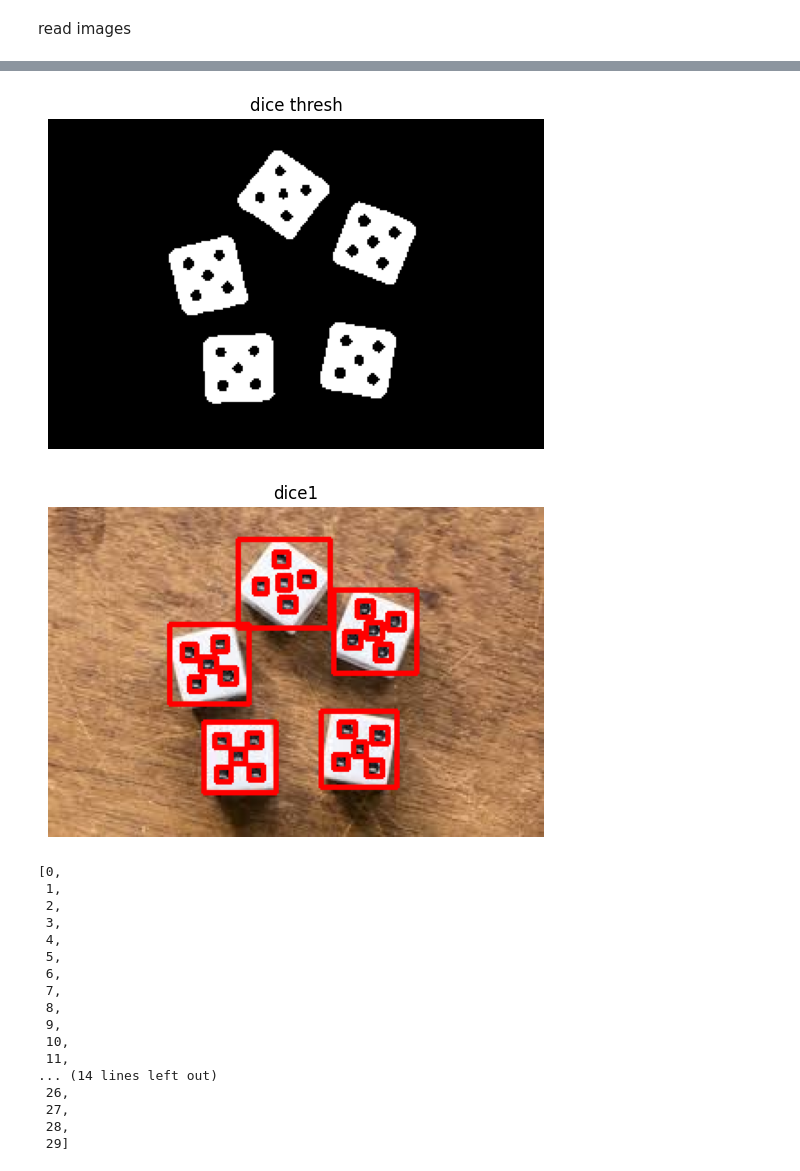
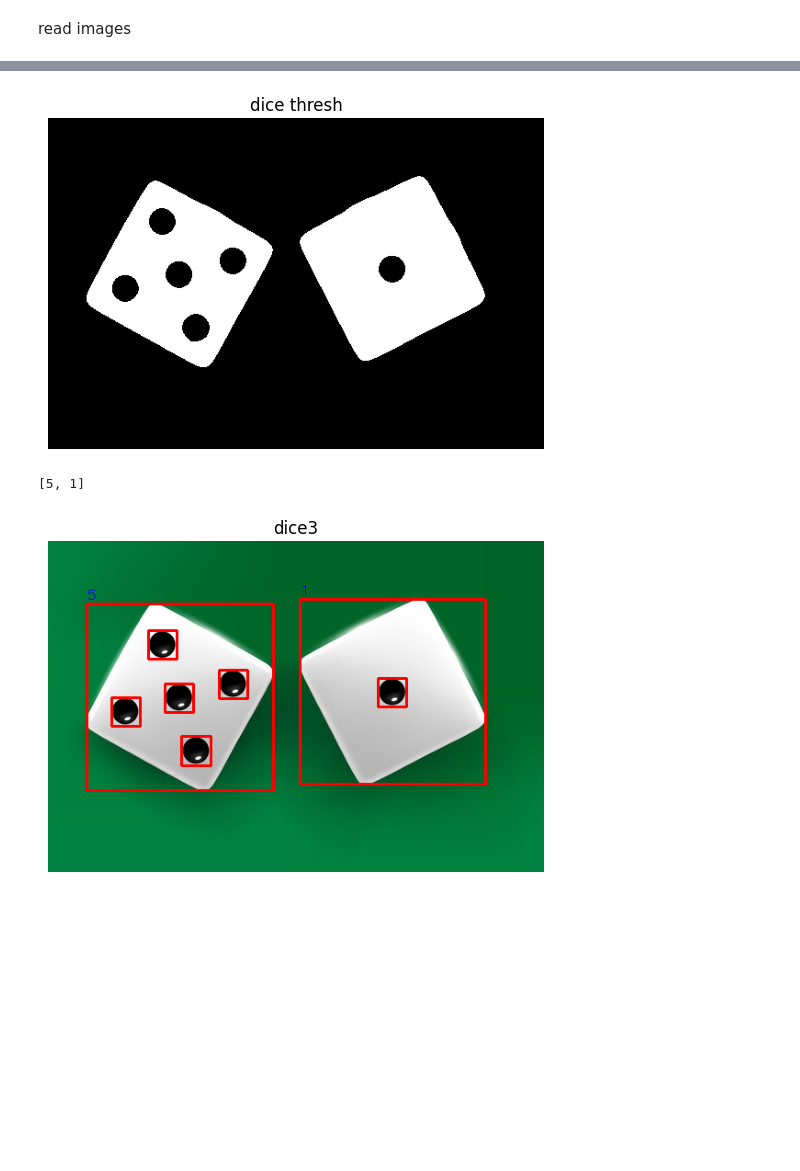
Before and after one commit to MSaberian/PyLearnImageProcessing, a Jupyter notebook: PyLearnIPObjectDetectioon/dice_detection.ipynb, the cells around one changed output, grey strips where cells are left out. Saved outputs shown, nothing was run; the diff lists cells and outputs as text; code cells hidden in the pictures; blank space fills up the shorter version.

Commit message:
dice end

```diff
--- a/PyLearnIPObjectDetectioon/dice_detection.ipynb
+++ b/PyLearnIPObjectDetectioon/dice_detection.ipynb
@@ -5,7 +6,7 @@ import matplotlib.pyplot as plt
 # %% [markdown]
 read images
 # %%
-number = 1
+number = 3
 image_org = cv2.imread(f'input/dice{number}.png')
 image_dice = cv2.cvtColor(image_org, cv2.COLOR_BGR2GRAY)
 plt.imshow(image_dice, cmap='gray')
@@ -47,47 +48,46 @@ plt.show()
 # # plt.plot(hist)
 # # plt.show()
 # %%
-_, image_thresh = cv2.threshold(image_Blur, 180, 255, cv2.THRESH_BINARY)
+if number == 2 or number == 4:
+    cv2thre = cv2.THRESH_BINARY_INV
+else:
+    cv2thre = cv2.THRESH_BINARY
+_, image_thresh = cv2.threshold(image_Blur, 180, 255, cv2thre)
 
 plt.imshow(image_thresh, cmap='gray')
 plt.title('dice thresh')
 plt.axis('off')
 plt.show()
 # %% [output]
-[figure, old version]
+[figure, new version]
 # %%
 contours, hierarch = cv2.findContours(image_thresh, cv2.RETR_TREE, cv2.CHAIN_APPROX_SIMPLE)
 
 result = image_org.copy()
 true_hierarch_index = []
+output = []
 for i in range(len(contours)):
     x, y, w, h = cv2.boundingRect(contours[i])
-    if 5 < w < result.shape[0]//2 and 5 < h < result.shape[1]//2:
+    if 5 < w < result.shape[0]/1.5 and 5 < h < result.shape[1]/1.5:
         cv2.rectangle(result, (x,y), (x+w, y+h), (0, 0, 255), 2)
         true_hierarch_index.append(i)
         # print(f'{i}, w: {w} , h: {h} , {hierarch[0][i]}')
+        if hierarch[0][i][3] == -1:
+            score = 0
+            child = hierarch[0][i][2]
+            while child != -1 and score < 6:
+                score += 1
+                child = hierarch[0][child][0]
+            cv2.putText(result, f'{score}', (x, y - 5), cv2.FONT_HERSHEY_SIMPLEX, 0.5, (255, 0, 0), thickness= 1)
+            output.append(score)
 
+print(output)
+cv2.imwrite(f'output/dice{number}.png', result)
 plt.imshow(cv2.cvtColor(result, cv2.COLOR_BGR2RGB))
 plt.title(f'dice{number}')
 plt.axis('off')
 plt.show()
-true_hierarch_index
+# true_hierarch_index
 # %% [output]
+[5, 1]
-[figure, old version]
+[figure, new version]
-[0,
- 1,
- 2,
- 3,
- 4,
- 5,
- 6,
- 7,
- 8,
- 9,
- 10,
- 11,
-... (14 lines left out)
- 26,
- 27,
- 28,
- 29]
```
Also changed, not shown: parts of 3 cells of this notebook, 5 other files.
